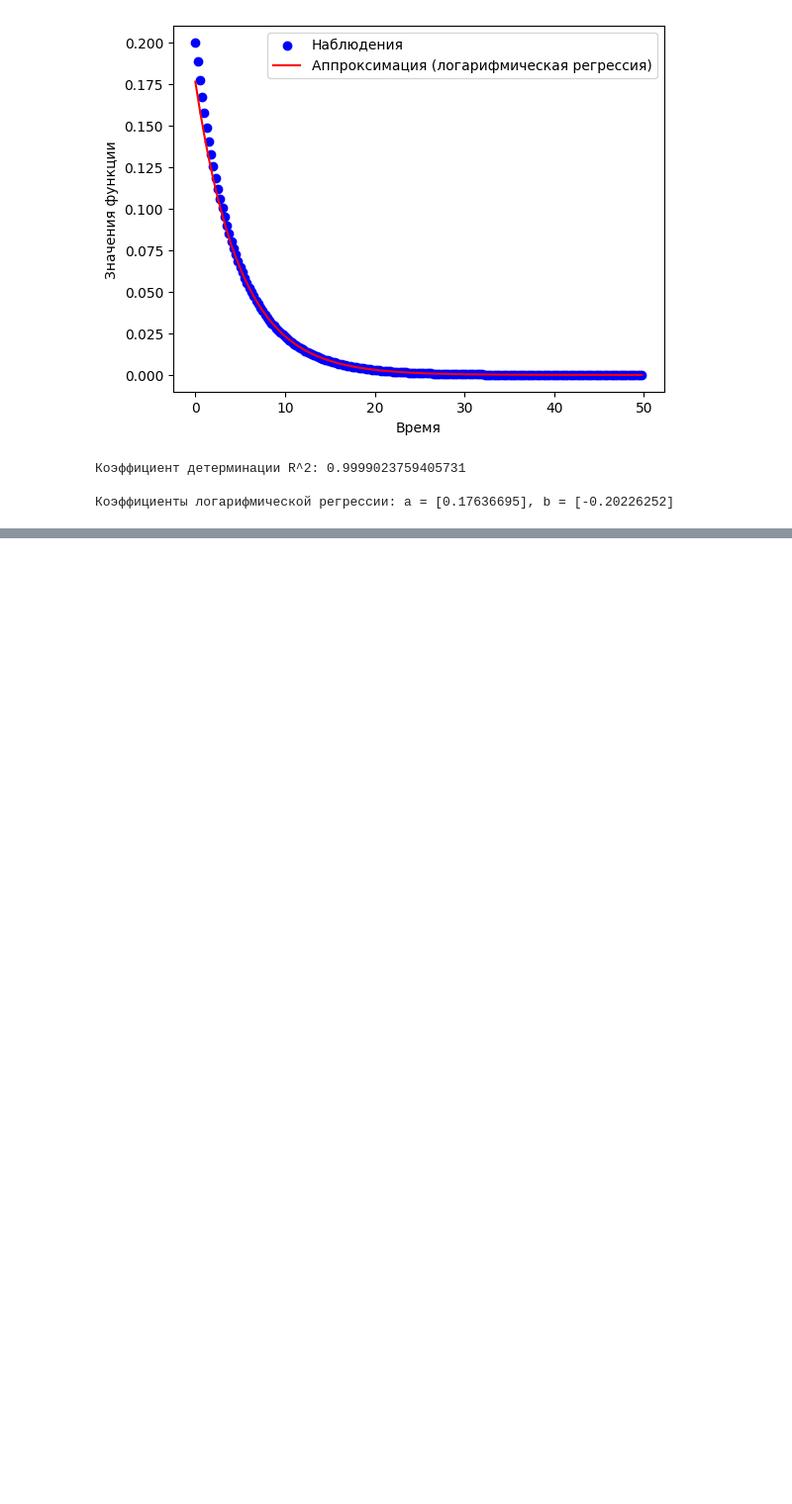
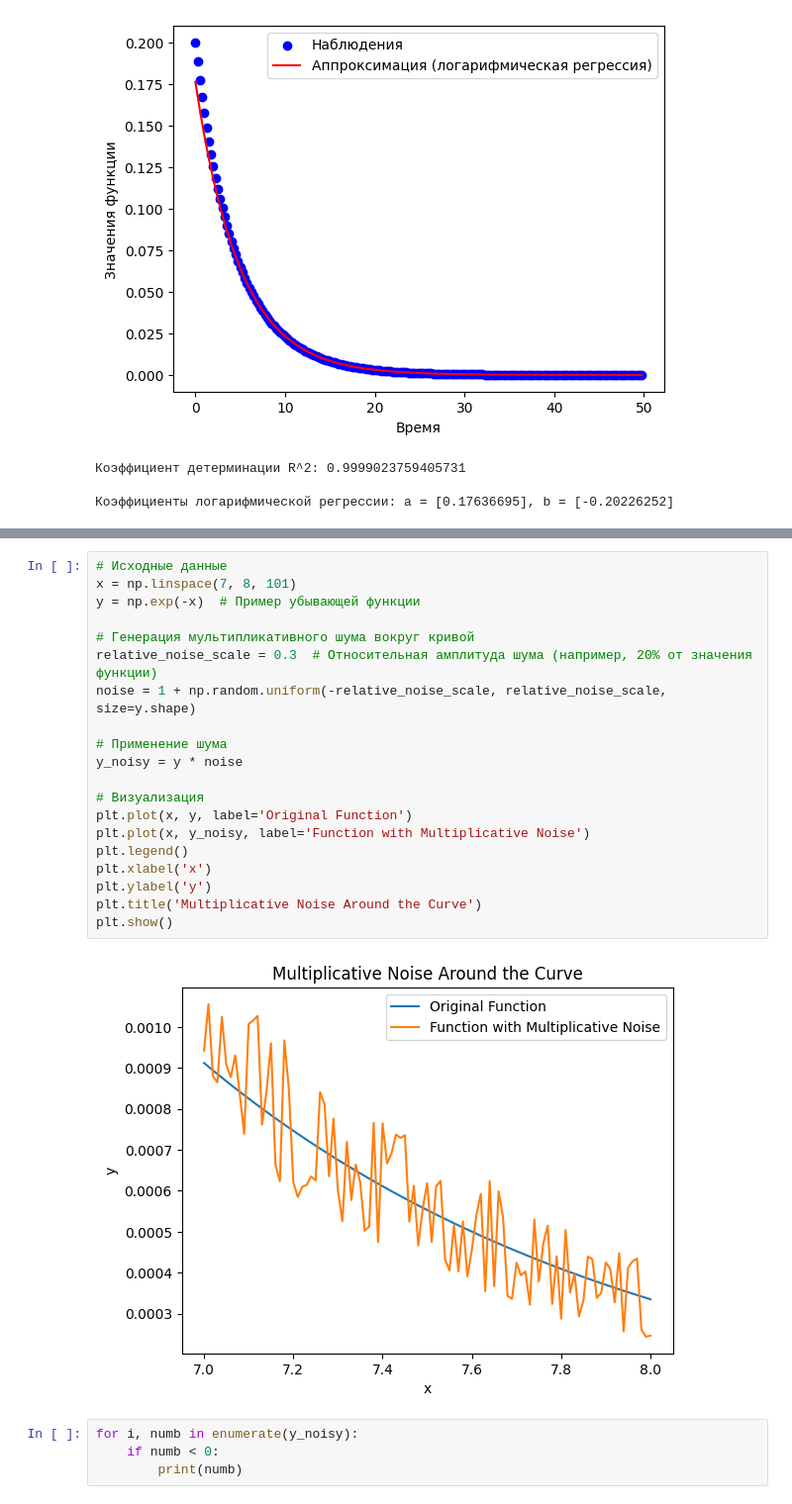
Before and after one commit to Lirik-17/Chemistry, a Jupyter notebook: My_chem_gen/Задача Бориса.ipynb, the cells around one changed output, grey strips where cells are left out. Shown at 99% size. Saved outputs shown, nothing was run; the diff lists cells and outputs as text; blank space fills up the shorter version.

```diff
--- a/My_chem_gen/Задача Бориса.ipynb
+++ b/My_chem_gen/Задача Бориса.ipynb
@@ -487,0 +500,26 @@ print(f"Коэффициенты логарифмической регресси
+# %%
+# Исходные данные
+x = np.linspace(7, 8, 101)
+y = np.exp(-x)  # Пример убывающей функции
+
+# Генерация мультипликативного шума вокруг кривой
+relative_noise_scale = 0.3  # Относительная амплитуда шума (например, 20% от значения функции)
+noise = 1 + np.random.uniform(-relative_noise_scale, relative_noise_scale, size=y.shape)
+
+# Применение шума
+y_noisy = y * noise
+
+# Визуализация
+plt.plot(x, y, label='Original Function')
+plt.plot(x, y_noisy, label='Function with Multiplicative Noise')
+plt.legend()
+plt.xlabel('x')
+plt.ylabel('y')
+plt.title('Multiplicative Noise Around the Curve')
+plt.show()
+# %% [output]
+[figure, added]
+# %%
+for i, numb in enumerate(y_noisy):
+    if numb < 0:
+        print(numb)
```
Also changed, not shown: parts of 17 cells of this notebook.
